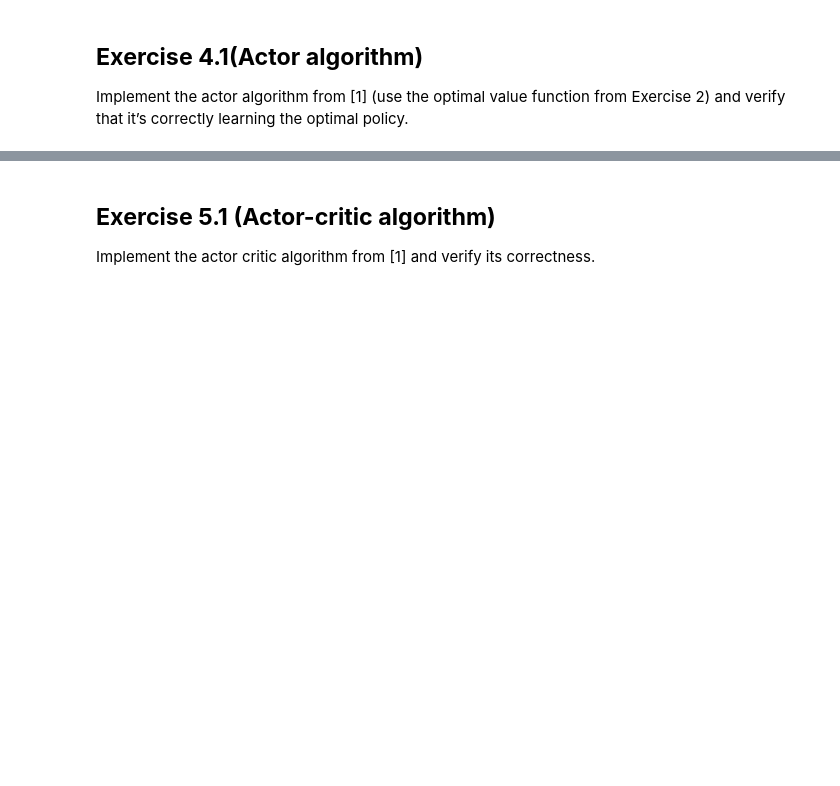
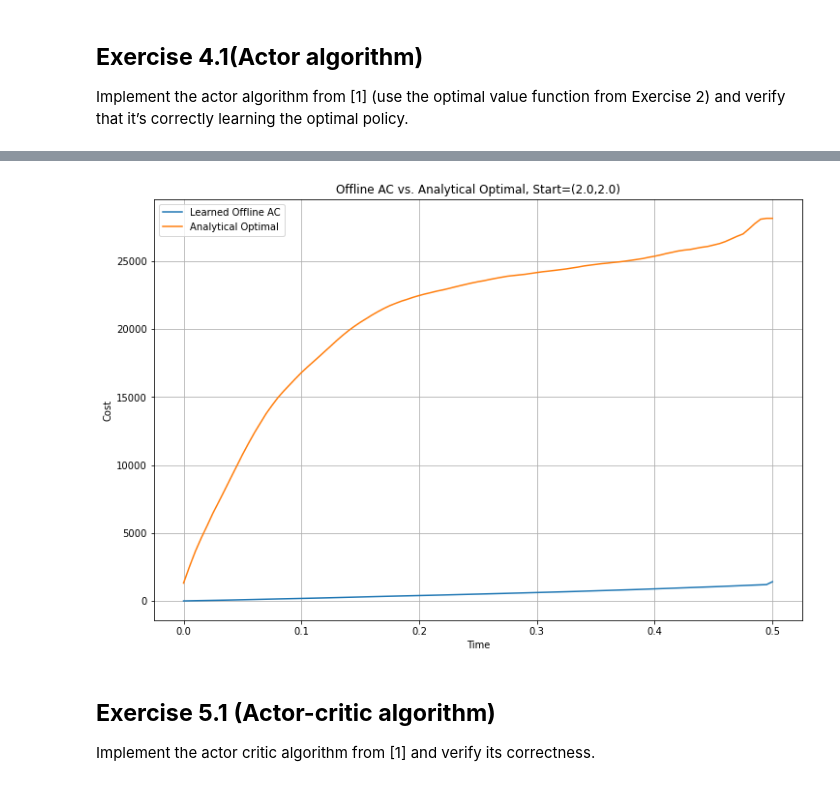
Before and after one commit to Krioooo/SCADD_Group8, a Jupyter notebook: coursework.ipynb, the cells around one changed output, grey strips where cells are left out. Saved outputs shown, nothing was run; the diff lists cells and outputs as text; code cells hidden in the pictures; blank space fills up the shorter version.

```diff
--- a/coursework.ipynb
+++ b/coursework.ipynb
@@ -337,3 +386,9 @@ Implement the actor algorithm from [1] (use the optimal value function from Exer
+# %%
+importlib.reload(ex4_1)
+
+ex4_1.plot_cost(env, x0, cost_learn, cost_optim)
+# %% [output]
+[figure, added]
 # %% [markdown]
 ## **Exercise 5.1 (Actor-critic algorithm)**
 Implement the actor critic algorithm from [1] and verify its correctness.
```
Also changed, not shown: parts of 8 cells of this notebook, 3 other files.
